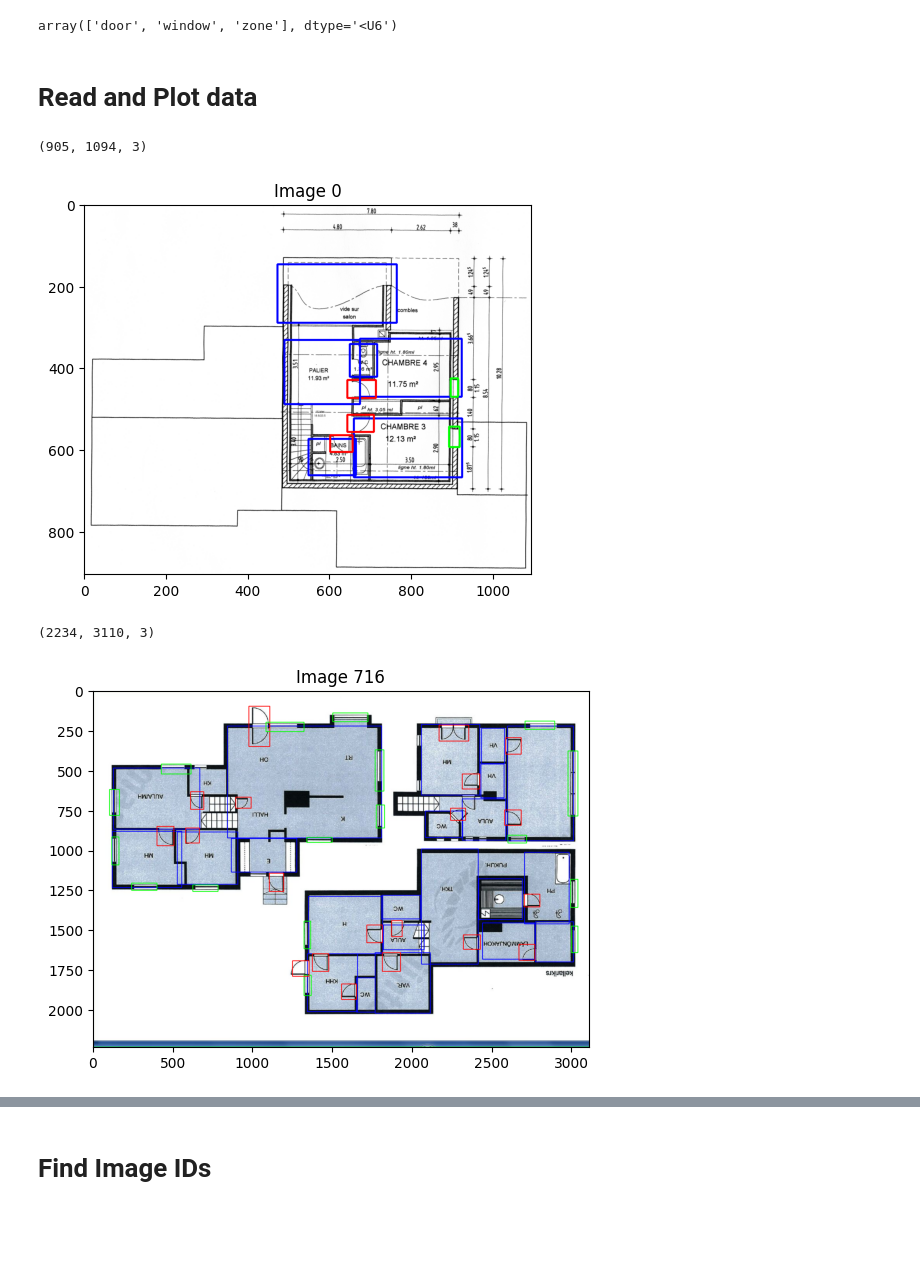
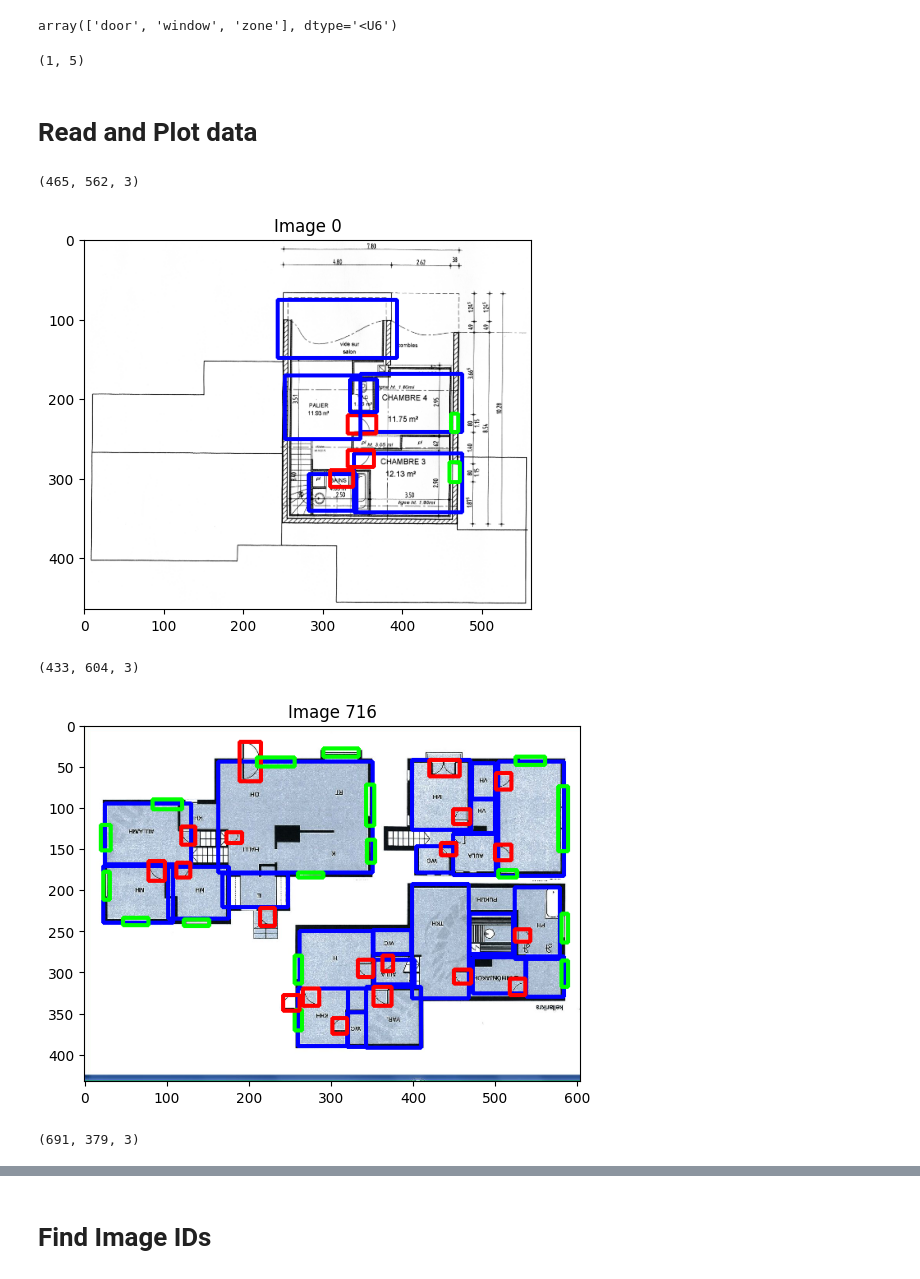
Before and after one commit to liduanken/ktp_bcu_floorplan_detection_task, a Jupyter notebook: detection.ipynb, the cells around one changed output, grey strips where cells are left out. Drawn from its saved outputs; the diff is of its cells as text; code cells hidden in the pictures; blank space fills up the shorter version.

```diff
--- a/detection.ipynb
+++ b/detection.ipynb
@@ -21,6 +24,14 @@ classes = np.genfromtxt(os.path.join(LABEL_DIR, 'classes.txt'), dtype='str')
 classes
 # %% [output]
 array(['door', 'window', 'zone'], dtype='<U6')
+# %%
+data = np.loadtxt(os.path.join(LABEL_DIR, "%d.txt" %6485))
+# %%
+if len(data.shape) == 1:
+    data = data.reshape((1, -1))
+data.shape
+# %% [output]
+(1, 5)
 # %% [markdown]
 # Read and Plot data
 # %%
@@ -29,8 +40,26 @@ def get_data(img_id):
     label_path = os.path.join(LABEL_DIR, "%d.txt" %img_id)
     data = np.loadtxt(label_path)
 
+    # When label file has only 1 line
+    # np.loadtxt returns 1D array
+    # reshape it into 2D array
+    if len(data.shape) == 1:
+        data = data.reshape((1, -1))
+
     img_path = os.path.join(IMG_DIR, "%d.png" % img_id)
     img = cv2.imread(img_path)
+
+    height, width = img.shape[:2]
+
+    target_size = 512 * 512
+
+    ratio = np.sqrt(target_size * 1.0 / (height*width))
+
+    new_height = int(height * ratio)
+    new_width = int(width * ratio)
+
+    img = cv2.resize(img, (new_width, new_height))
+
     img = cv2.cvtColor(img, cv2.COLOR_BGR2RGB)
 
     labels = data[:, 0]
@@ -57,34 +86,36 @@ def scale_box(boxes, width, height):
 
 def plot_data(img_id, img, labels, boxes):
 
     if np.max(boxes) < 1:
         height, width = img.shape[:2]
         boxes = scale_box(boxes, width, height)
 
     boxes = np.round(boxes).astype(np.int32)
 
     colors = [(255, 0, 0), (0, 255, 0), (0, 0, 255)]
 
     for label, box in zip(labels, boxes):
         cv2.rectangle(img,
                       (box[0], box[1]),
                       ( box[2], box[3]),
                       colors[label], 3)
 
     plt.imshow(img)
     plt.title("Image %d" %img_id)
     plt.show()
 
 
 def plot_img(img_id):
     img, labels, boxes = get_data(img_id)
     print(img.shape)
     plot_data(img_id, img, labels, boxes)
 
 plot_img(0)
 plot_img(716)
+plot_img(6485)
 # %% [output]
-(905, 1094, 3)
+(465, 562, 3)
-[figure, old version]
+[figure, new version]
-(2234, 3110, 3)
+(433, 604, 3)
-[figure, old version]
+[figure, new version]
+(691, 379, 3)
```
Also changed, not shown: parts of 11 cells of this notebook.
